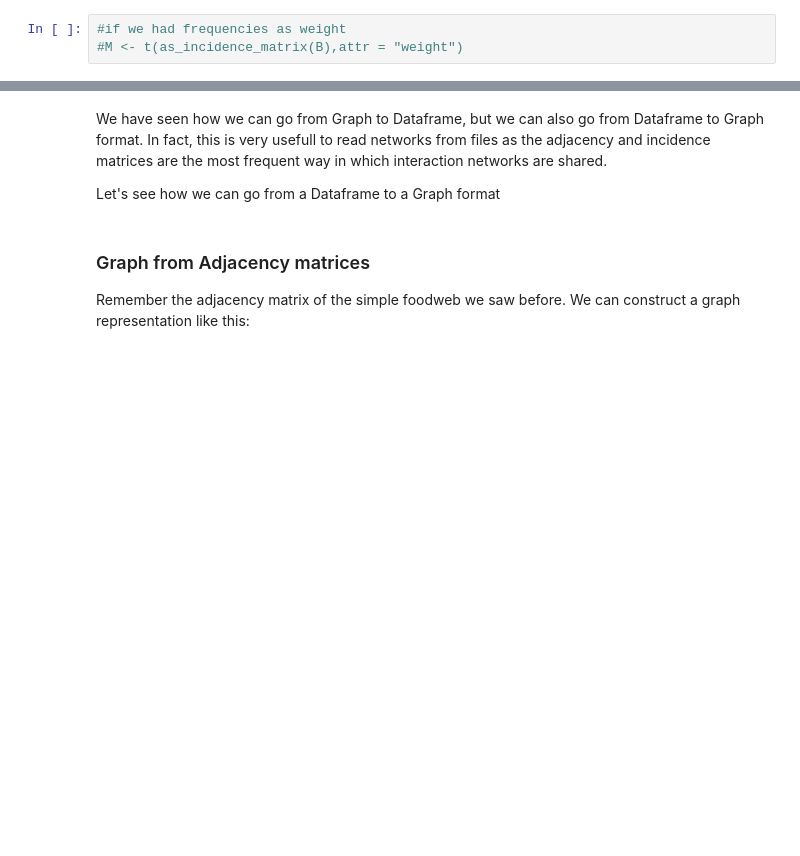
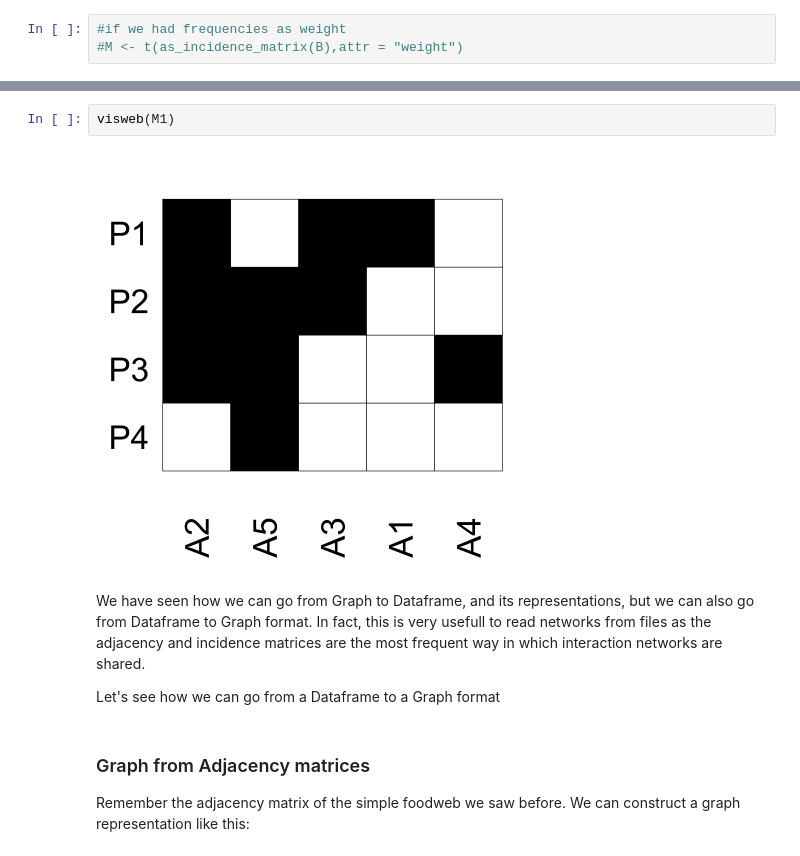
Before and after one commit to domgarvir/UPO_econetworks, a Jupyter notebook: Lesson01_1.ipynb, the cells around one changed output, grey strips where cells are left out. Drawn from its saved outputs; the diff is of its cells as text; blank space fills up the shorter version.

```diff
--- a/Lesson01_1.ipynb
+++ b/Lesson01_1.ipynb
@@ -347,5 +360,9 @@ A1 A2 A3 A4 A5
+# %%
+visweb(M1)
+# %% [output]
+[figure, added]
 # %% [markdown]
-We have seen how we can go from Graph to Dataframe, but we can also go from Dataframe to Graph format.
+We have seen how we can go from Graph to Dataframe, and its representations, but we can also go from Dataframe to Graph format.
 In fact, this is very usefull to read networks from files as the adjacency and incidence matrices are the most frequent way in which interaction networks are shared.
 
 Let's see how we can go from a Dataframe to a Graph format
```
Also changed, not shown: parts of 28 cells of this notebook, 15 other files.
